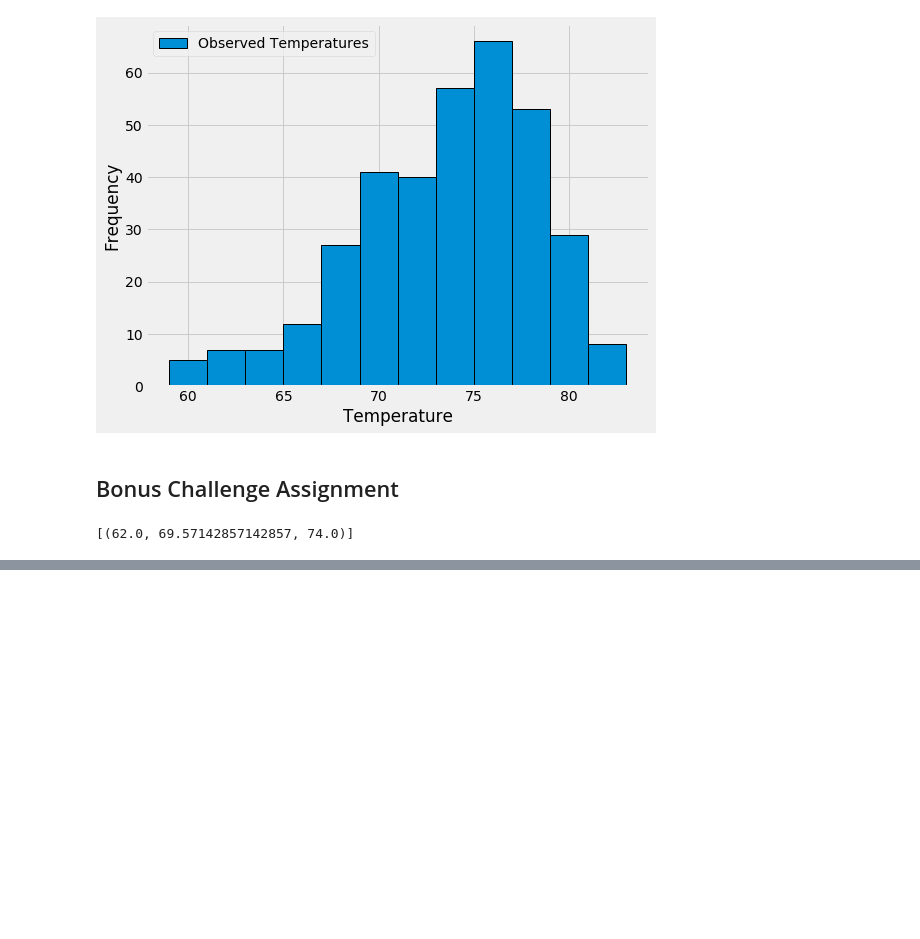
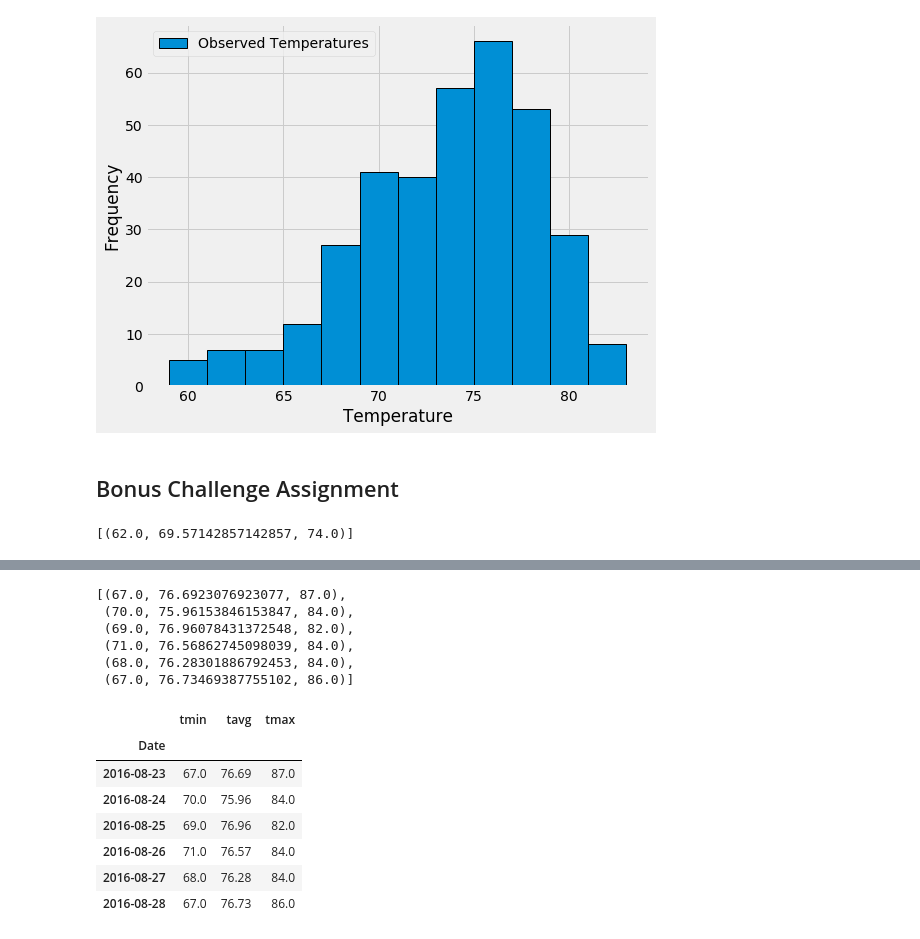
Before and after one commit to KirstieMcCown/sqlalchemy-challenge, a Jupyter notebook: climate_starter.ipynb, the cells around one changed output, grey strips where cells are left out. Saved outputs shown, nothing was run; the diff lists cells and outputs as text; code cells hidden in the pictures; blank space fills up the shorter version.

```diff
--- a/climate_starter.ipynb
+++ b/climate_starter.ipynb
@@ -281,13 +312,43 @@ daily_normals("01-01")
 # push each tuple of calculations into a list called `normals`
 
 # Set the start and end date of the trip
+start_date = "2016-08-23"
+end_date = "2016-08-28"
 
 # Use the start and end date to create a range of dates
+dates = pd.date_range(start_date, end_date)
 
 # Stip off the year and save a list of %m-%d strings
+trip_dates = dates.strftime('%m-%d')
 
 # Loop through the list of %m-%d strings and calculate the normals for each date
+date_normals = []
+for date in trip_dates:
+    date_normals.append(*daily_normals(date))
+
+date_normals
+# %% [output]
+[(67.0, 76.6923076923077, 87.0),
+ (70.0, 75.96153846153847, 84.0),
+ (69.0, 76.96078431372548, 82.0),
+ (71.0, 76.56862745098039, 84.0),
+ (68.0, 76.28301886792453, 84.0),
+ (67.0, 76.73469387755102, 86.0)]
 # %%
 # Load the previous query results into a Pandas DataFrame and add the `trip_dates` range as the `date` index
+tripdf = pd.DataFrame(date_normals, columns = {"tmin", "tavg", "tmax"})
+tripdf = tripdf.rename(columns = {"tavg" : "tmin", "tmax" : "tavg", "tmin" : "tmax"})
+tripdf["Date"] = dates
+tripdf.set_index(["Date"], inplace=True)
+tripdf
+# %% [output]
+|  | tmin | tavg | tmax |
+| Date |  |  |  |
+| 2016-08-23 | 67.0 | 76.69 | 87.0 |
+| 2016-08-24 | 70.0 | 75.96 | 84.0 |
+| 2016-08-25 | 69.0 | 76.96 | 82.0 |
+| 2016-08-26 | 71.0 | 76.57 | 84.0 |
+| 2016-08-27 | 68.0 | 76.28 | 84.0 |
+| 2016-08-28 | 67.0 | 76.73 | 86.0 |
 # %%
 # Plot the daily normals as an area plot with `stacked=False`
```
Also changed, not shown: parts of 10 cells of this notebook.
